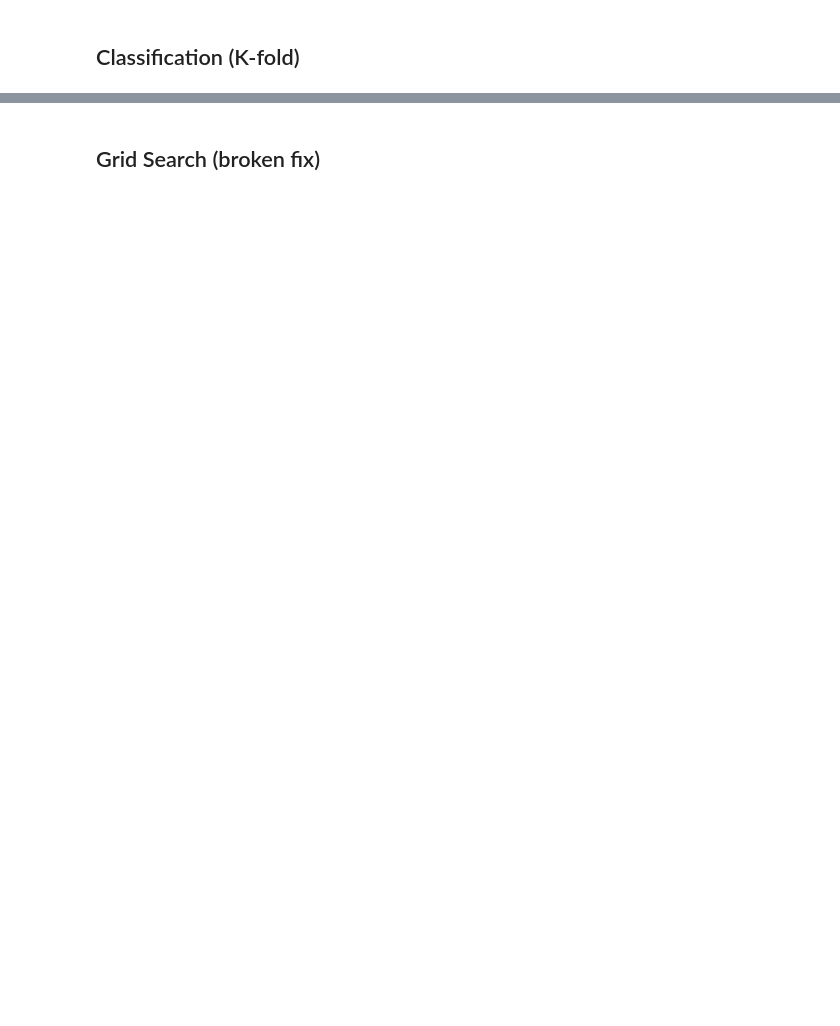
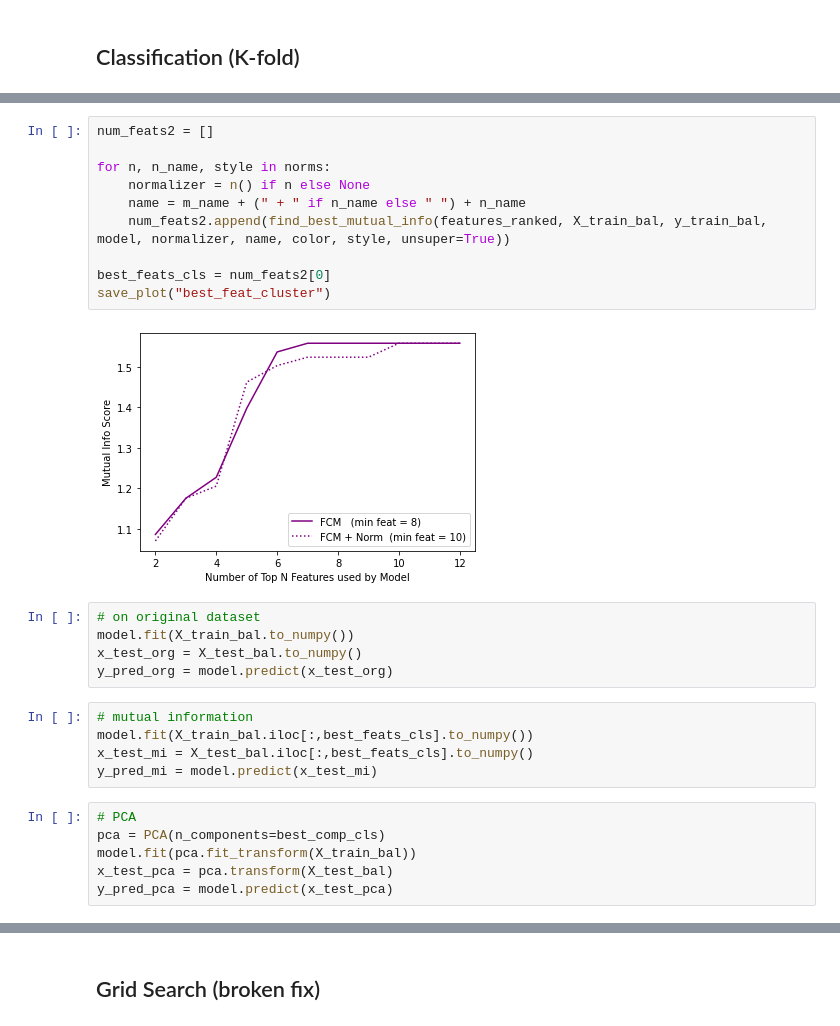
Before and after one commit to alina-dima/PR-for-AI, a Jupyter notebook: Assignment 2/Genes/genes.ipynb, the cells around one changed output, grey strips where cells are left out. Saved outputs shown, nothing was run; the diff lists cells and outputs as text; blank space fills up the shorter version.

```diff
--- a/Assignment 2/Genes/genes.ipynb
+++ b/Assignment 2/Genes/genes.ipynb
@@ -383,0 +421,28 @@ accuracy_score: 0.99
+# %%
+num_feats2 = []
+
+for n, n_name, style in norms:
+    normalizer = n() if n else None
+    name = m_name + (" + " if n_name else " ") + n_name
+    num_feats2.append(find_best_mutual_info(features_ranked, X_train_bal, y_train_bal, model, normalizer, name, color, style, unsuper=True))
+
+best_feats_cls = num_feats2[0]
+save_plot("best_feat_cluster")
+# %% [output]
+[figure, added]
+# %%
+# on original dataset
+model.fit(X_train_bal.to_numpy())
+x_test_org = X_test_bal.to_numpy()
+y_pred_org = model.predict(x_test_org)
+# %%
+# mutual information
+model.fit(X_train_bal.iloc[:,best_feats_cls].to_numpy())
+x_test_mi = X_test_bal.iloc[:,best_feats_cls].to_numpy()
+y_pred_mi = model.predict(x_test_mi)
+# %%
+# PCA
+pca = PCA(n_components=best_comp_cls)
+model.fit(pca.fit_transform(X_train_bal))
+x_test_pca = pca.transform(X_test_bal)
+y_pred_pca = model.predict(x_test_pca)
```
Also changed, not shown: parts of 24 cells of this notebook.
